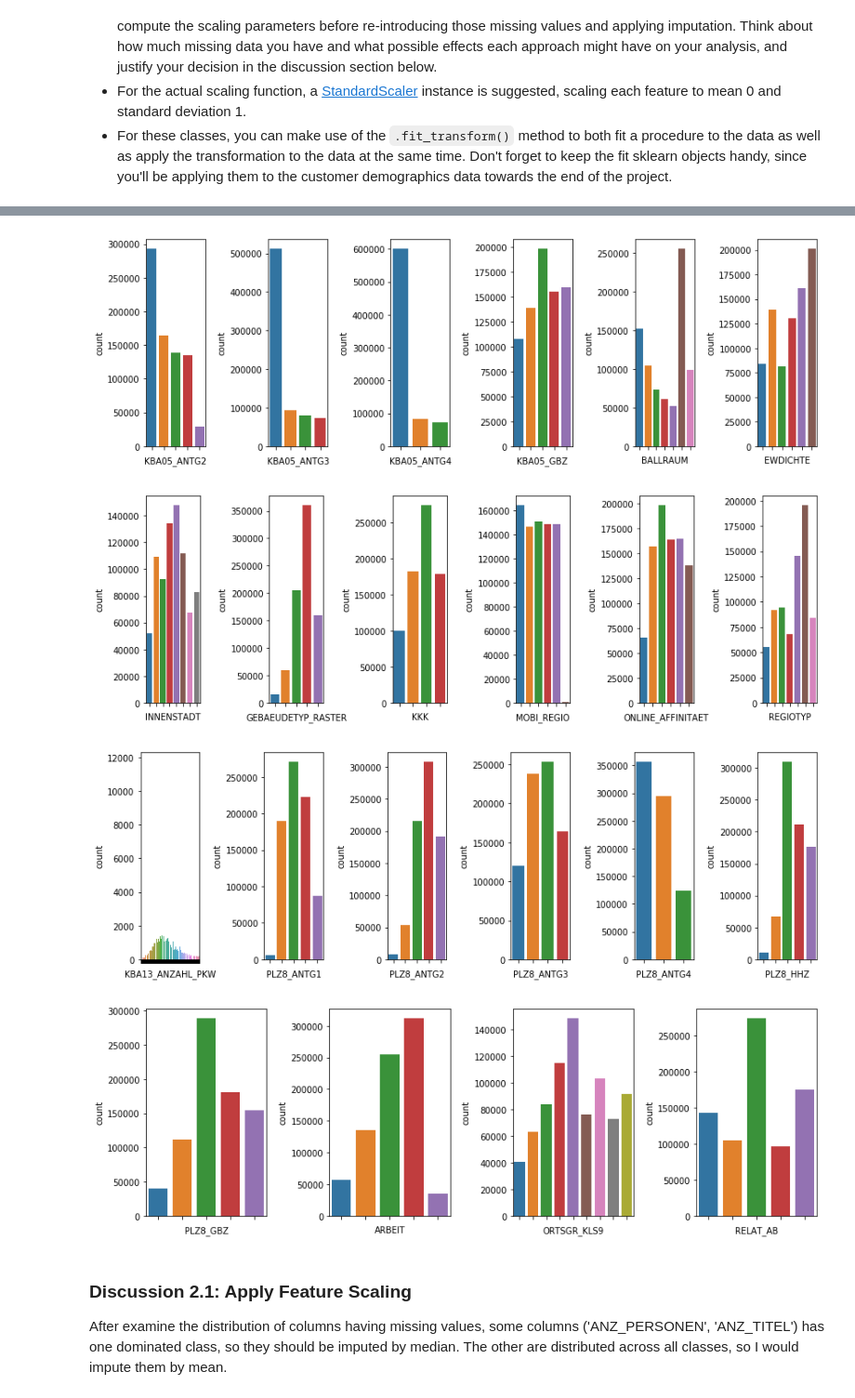
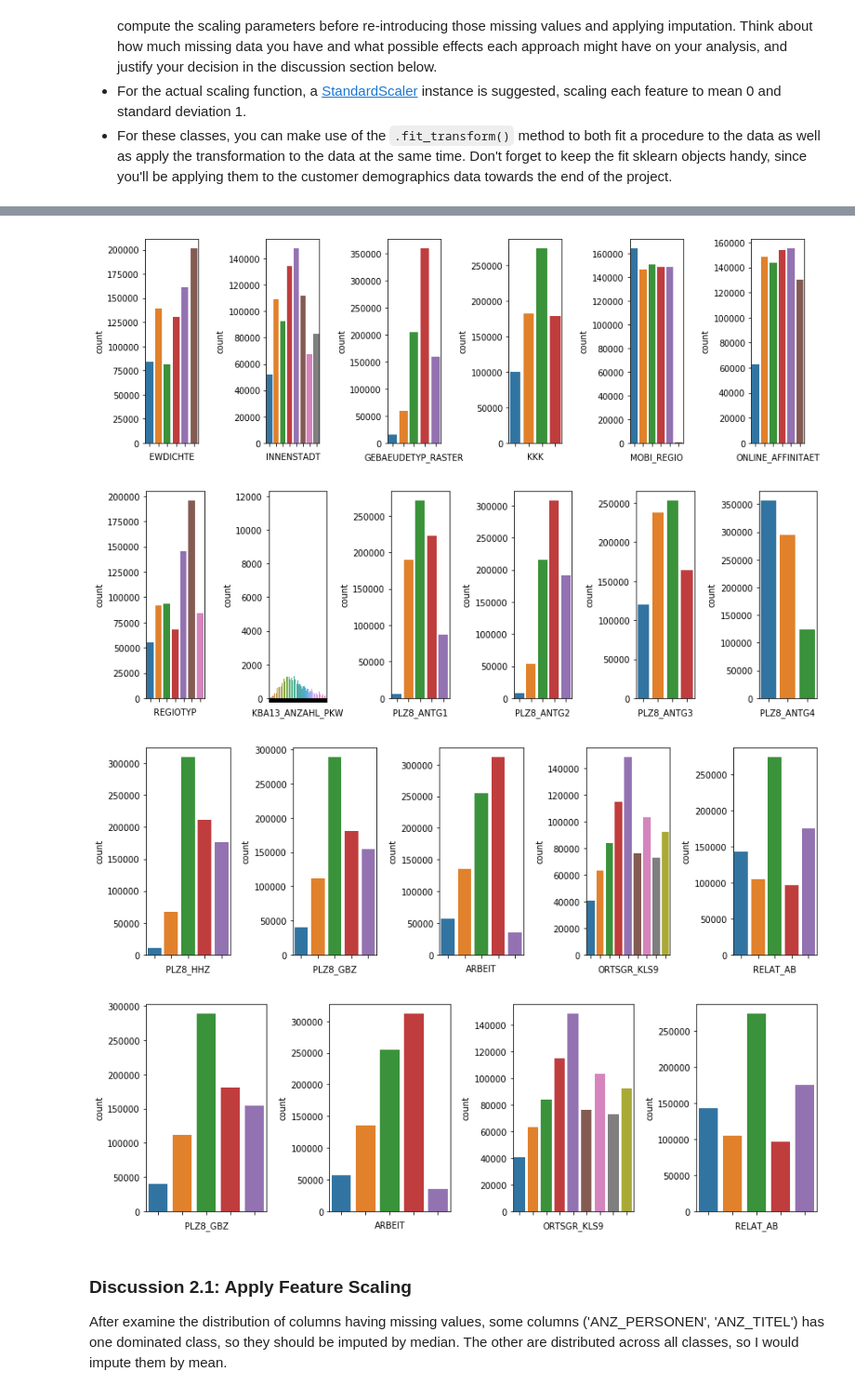
Before and after one commit to Hieuqng/Udacity-s-Data-Scientist-Nano-Degree, a Jupyter notebook: p3_Identify_Customer_Segments/Identify_Customer_Segments.ipynb, the cells around one changed output, grey strips where cells are left out. Shown: that part at 93% size. Saved outputs shown, nothing was run; the diff lists cells and outputs as text; code cells hidden in the pictures.

```diff
--- a/p3_Identify_Customer_Segments/Identify_Customer_Segments.ipynb
+++ b/p3_Identify_Customer_Segments/Identify_Customer_Segments.ipynb
@@ -92,9 +92,9 @@ def plot_missing(df, plot_type='barh'):
 
     if plot_type == 'barh':
         plt.figure(figsize=(16,12))
-        plt.barh(df.columns[missing_ids], missing_counts)
+        plt.barh(df.columns[missing_ids], missing_counts / df.shape[0])
         plt.ylabel('Features')
-        plt.xlabel('# of missing values')
+        plt.xlabel('% of missing values')
         plt.tight_layout()
         plt.show()
 
@@ -540,7 +546,7 @@ def clean_data(df, feat_df):
     # convert missing value codes into NaNs, ...
     for index, row in feat_df.iterrows():
         attrib_name = row['attribute']
-        data = azdias[attrib_name]
+        data = df[attrib_name]
 
         miss_codes = []
 
@@ -551,27 +557,36 @@ def clean_data(df, feat_df):
             for code in miss_codes:
                 # try-except block to capture 'X' and 'XX' codes
                 try:
-                    data = data.replace([int(code)], np.nan)
+                    data = data.replace([int(code)], np.NaN)
                 except:
-                    data = data.replace([code], np.nan)
+                    data = data.replace([code], np.NaN)
 
         df[attrib_name] = data
 
-    # remove selected columns and rows, ...
+    # Pre-processing: remove missing outliers
     outliers = ['AGER_TYP', 'GEBURTSJAHR', 'TITEL_KZ', 'ALTER_HH', 'KK_KUNDENTYP', 'KBA05_BAUMAX']
-    cat_to_drop = ['NATIONALITAET_KZ', 'SHOPPER_TYP', 'GEBAEUDETYP', 'CAMEO_DEUG_2015',
-                   'LP_FAMILIE_FEIN', 'LP_STATUS_FEIN', 'CAMEO_DEU_2015']
-    irrelevant_features = ['SOHO_KZ', 'GFK_URLAUBERTYP',
+
+    # Select dataframe whose rows have less than 25 missing values
+    cleaned_df = df.drop(outliers, axis=1)
+    row_missing_counts = cleaned_df.isnull().sum(axis=1)
+    missing_under25_ids = row_missing_counts[row_missing_counts <= 25]
+    missing_over25_ids = row_missing_counts[row_missing_counts > 25]
+
+    # Feature selection
+    cat_to_drop = ['CAMEO_DEUG_2015', 'LP_FAMILIE_FEIN', 'LP_STATUS_FEIN', 'CAMEO_DEU_2015']
+    irrelevant_features = ['NATIONALITAET_KZ', 'GEBAEUDETYP', 'ZABEOTYP',
+                           'SOHO_KZ', 'GFK_URLAUBERTYP',
                            'FINANZ_MINIMALIST', 'FINANZ_SPARER', 'FINANZ_VORSORGER', 'FINANZ_ANLEGER',
                            'FINANZ_UNAUFFAELLIGER', 'FINANZ_HAUSBAUER', 'LP_LEBENSPHASE_FEIN', 'LP_LEBENSPHASE_GROB',
                            'W_KEIT_KIND_HH', 'PLZ8_BAUMAX']
-    col_to_drop = outliers + cat_to_drop + irrelevant_features
-    cleaned_df = df.drop(col_to_drop, axis=1)
+    col_to_drop = cat_to_drop + irrelevant_features
+    cleaned_df = cleaned_df.drop(col_to_drop, axis=1)
 
     # select, re-encode, and engineer column values.
     # 1. categorical
     col_to_transform = ['CJT_GESAMTTYP', 'FINANZTYP', 'LP_FAMILIE_GROB',
-                        'LP_STATUS_GROB', 'ZABEOTYP', 'VERS_TYP', 'OST_WEST_KZ']
+                        'LP_STATUS_GROB', 'VERS_TYP', 'OST_WEST_KZ',
+                        'SHOPPER_TYP']
     cleaned_df = pd.get_dummies(cleaned_df, columns = col_to_transform, dummy_na=False, drop_first=True)
 
     # 2. mixed
@@ -627,9 +642,11 @@ def clean_data(df, feat_df):
     # Drop 3 encoded mixed attributes
     cleaned_df.drop(['PRAEGENDE_JUGENDJAHRE', 'CAMEO_INTL_2015', 'WOHNLAGE'], axis=1, inplace=True)
 
+    cleaned_df_under25 = cleaned_df.iloc[np.array(missing_under25_ids.index)]
+    cleaned_df_over25 = cleaned_df.iloc[np.array(missing_over25_ids.index)]
 
     # Return the cleaned dataframe.
-    return cleaned_df
+    return cleaned_df_under25, cleaned_df_over25
 # %%
-df = clean_data(azdias, feat_info)
+df, df_over25 = clean_data(azdias, feat_info)
 # %%
@@ -639,3 +656,7 @@ df.shape
+# %%
+# Reset indexes, otherwise it would raise problem when imputing missing values
+df.reset_index(drop=True, inplace=True)
+df_over25.reset_index(drop=True,inplace=True)
 # %% [markdown]
 ## Step 2: Feature Transformation
 
@@ -661,5 +682,5 @@ def plot_numeric(df, attrs):
 # %%
 for i in range(0, 25, 6):
     plot_numeric(df, missing_counts.index[i:i+6])
-plot_numeric(df, missing_counts.index[30:])
+plot_numeric(df, missing_counts.index[25:])
 # %% [output]
@@ -668,6 +689,6 @@ plot_numeric(df, missing_counts.index[30:])
-[figure, old version]
+[figure, new version]
-[figure, old version]
+[figure, new version]
-[figure, old version]
+[figure, new version]
 [figure]
 # %%
 # Some will be imputed by mode, some by mean
```
Also changed, not shown: parts of 50 cells of this notebook, 1 other file.
